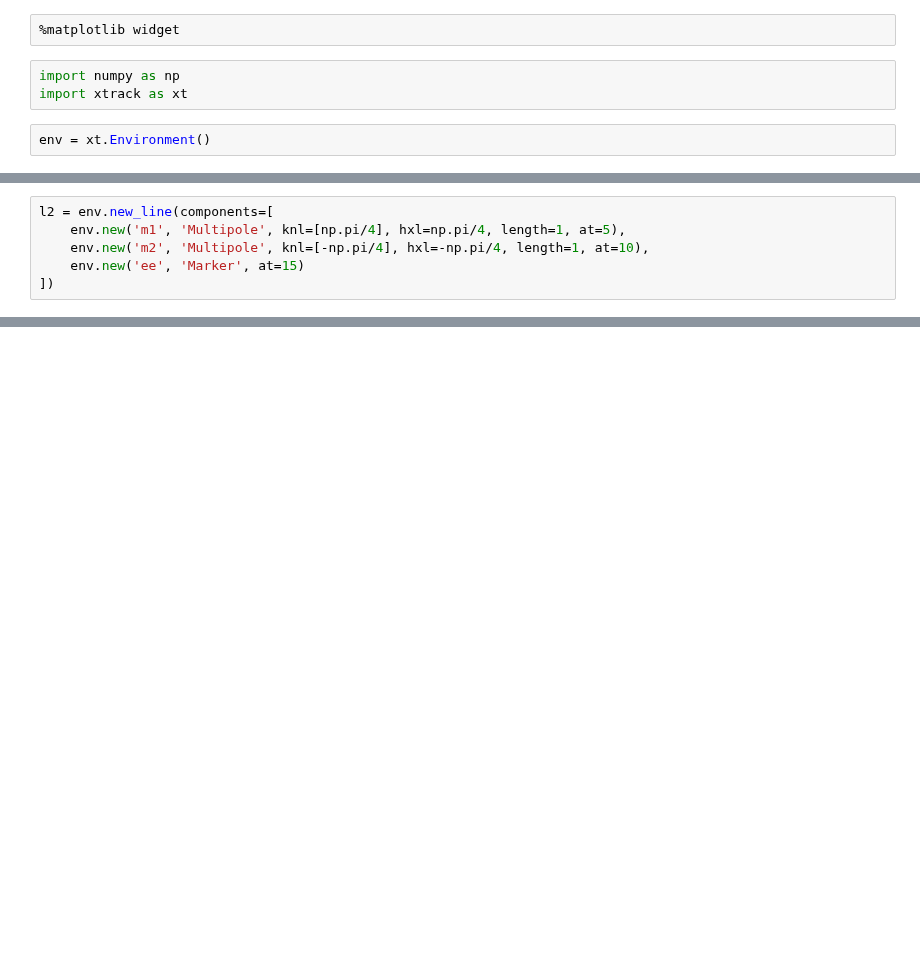
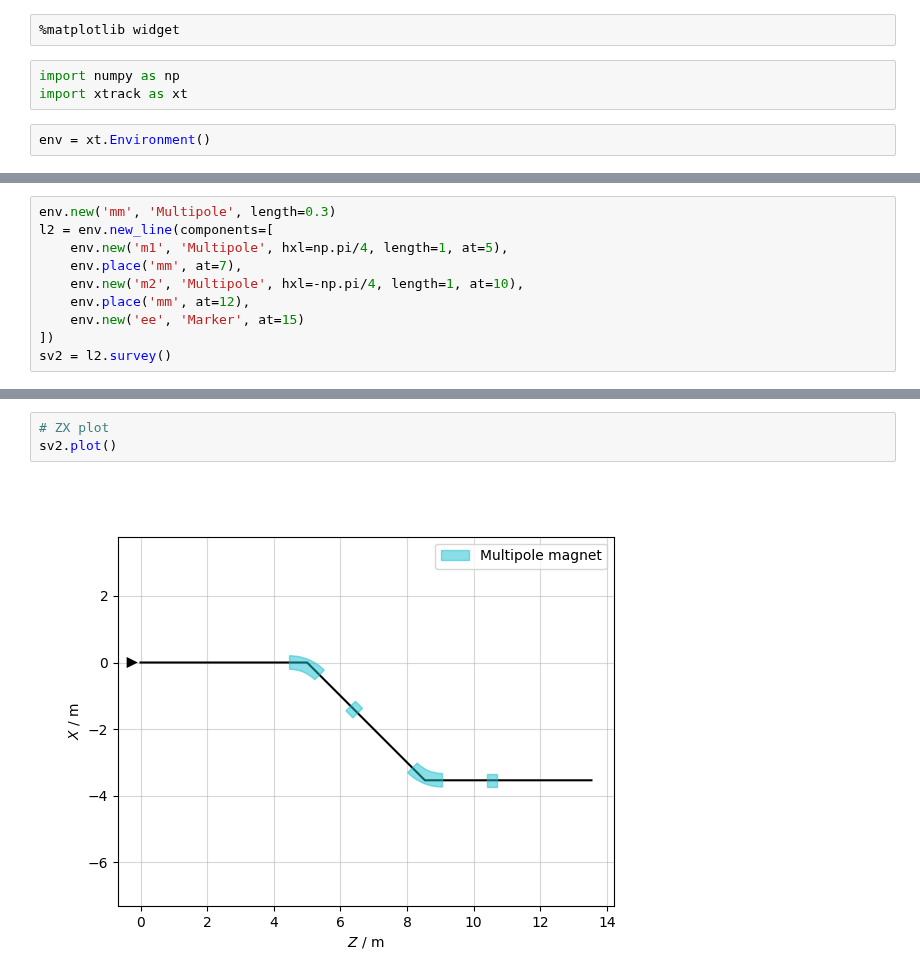
Before and after one commit to xsuite/xplt, a Jupyter notebook: examples/line_cases.ipynb, the cells around one changed output, grey strips where cells are left out. Saved outputs shown, nothing was run; the diff lists cells and outputs as text; blank space fills up the shorter version.

```diff
--- a/examples/line_cases.ipynb
+++ b/examples/line_cases.ipynb
@@ -18,6 +36,10 @@ l1.survey().plot()
 # %%
+env.new('mm', 'Multipole', length=0.3)
 l2 = env.new_line(components=[
-    env.new('m1', 'Multipole', knl=[np.pi/4], hxl=np.pi/4, length=1, at=5),
-    env.new('m2', 'Multipole', knl=[-np.pi/4], hxl=-np.pi/4, length=1, at=10),
+    env.new('m1', 'Multipole', hxl=np.pi/4, length=1, at=5),
+    env.place('mm', at=7),
+    env.new('m2', 'Multipole', hxl=-np.pi/4, length=1, at=10),
+    env.place('mm', at=12),
     env.new('ee', 'Marker', at=15)
 ])
+sv2 = l2.survey()
@@ -27,0 +46,5 @@ l2.survey().plot()
+# %%
+# ZX plot
+sv2.plot()
+# %% [output]
+[figure, added]
```
Also changed, not shown: parts of 14 cells of this notebook.
